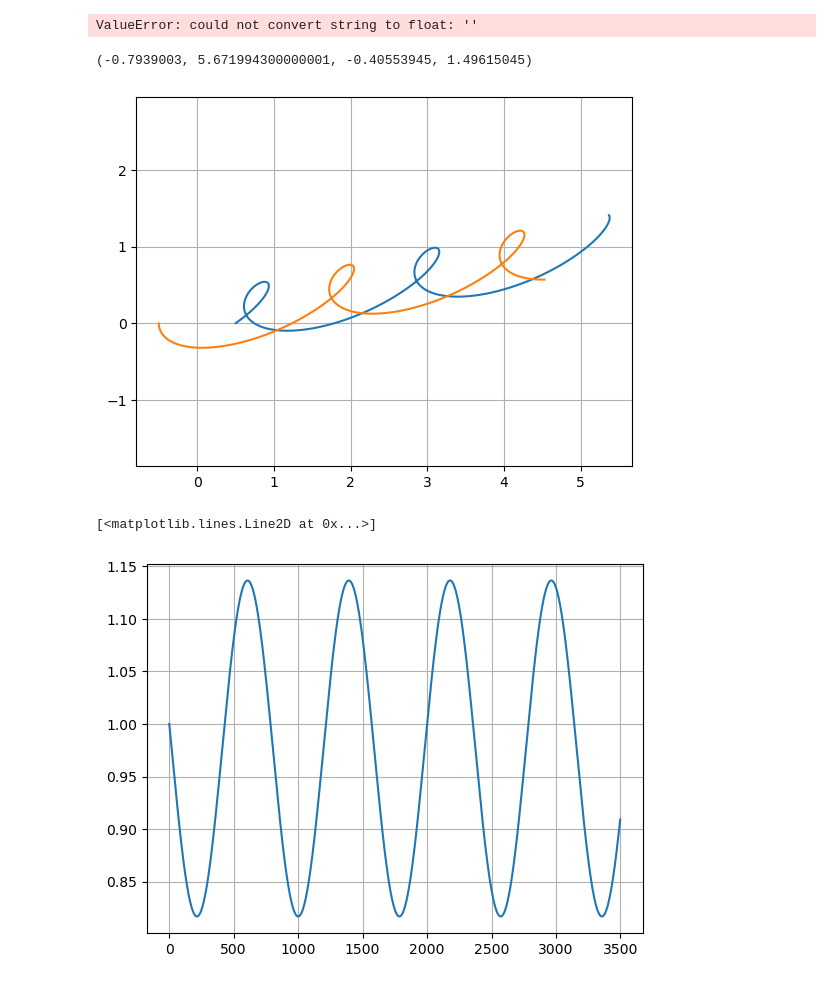
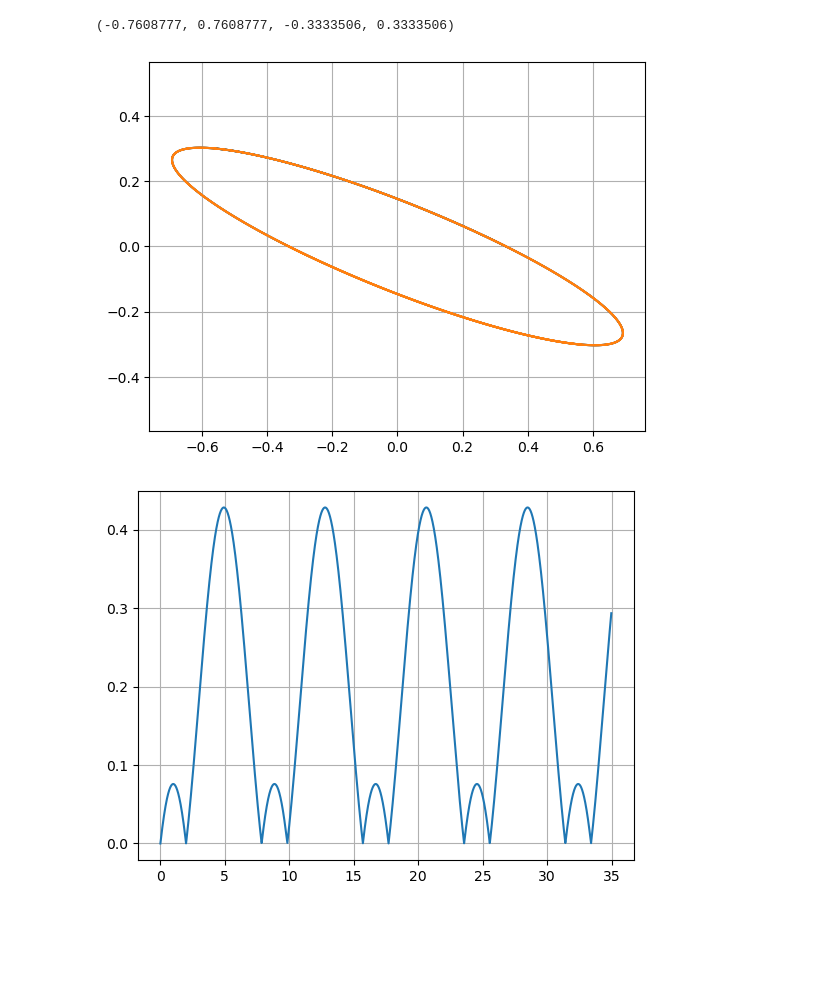
Before and after one commit to Shellf1sh/MolecularSimulation, a Jupyter notebook: problemSet2/PS2_plotting.ipynb, the cells around one changed output. Saved outputs shown, nothing was run; the diff lists cells and outputs as text; code cells hidden in the pictures; blank space fills up the shorter version.

Commit message:
A lot of plotting and readability in the c++ code

```diff
--- a/problemSet2/PS2_plotting.ipynb
+++ b/problemSet2/PS2_plotting.ipynb
@@ -6,20 +6,23 @@ plt.rcParams["axes.grid"] = True
 # %%
 #Importing the data that the C++ file created
 firstTrajectory = np.loadtxt("trajectory1.csv", delimiter=",", dtype=float)
+
+position1 = np.transpose(firstTrajectory)[:3]
+position2 = np.transpose(firstTrajectory)[3:6]
+momentum1 = np.transpose(firstTrajectory)[6:9]
+momentum2 = np.transpose(firstTrajectory)[9:12]
+J_momentum = np.transpose(np.transpose(firstTrajectory)[12:15])
+energy = np.transpose(firstTrajectory)[15]
+time_steps = np.transpose(firstTrajectory)[16]
-# %% [output]
-ValueError: could not convert string to float: ''
 # %%
-plt.plot(np.transpose(firstTrajectory)[0], np.transpose(firstTrajectory)[1])
-plt.plot(np.transpose(firstTrajectory)[3], np.transpose(firstTrajectory)[4])
+plt.plot(position1[0], position1[1])
+plt.plot(position2[0], position2[1])
 plt.axis("equal")
 # %% [output]
-(-0.7939003, 5.671994300000001, -0.40553945, 1.49615045)
+(-0.7608777, 0.7608777, -0.3333506, 0.3333506)
-[figure, old version]
+[figure, new version]
-# %%
-energy = np.transpose(firstTrajectory)[6]
-angular_momentum = np.transpose(firstTrajectory)[7:]
 # %%
-plt.plot(energy/energy[0])
+plt.plot(time_steps, abs((energy- energy[0])/energy[0]))
+plt.title = "Energy deviation"
 # %% [output]
-[<matplotlib.lines.Line2D at 0x...>]
-[figure, old version]
+[figure, new version]
```
Also changed, not shown: parts of 2 cells of this notebook, 1 other file.
